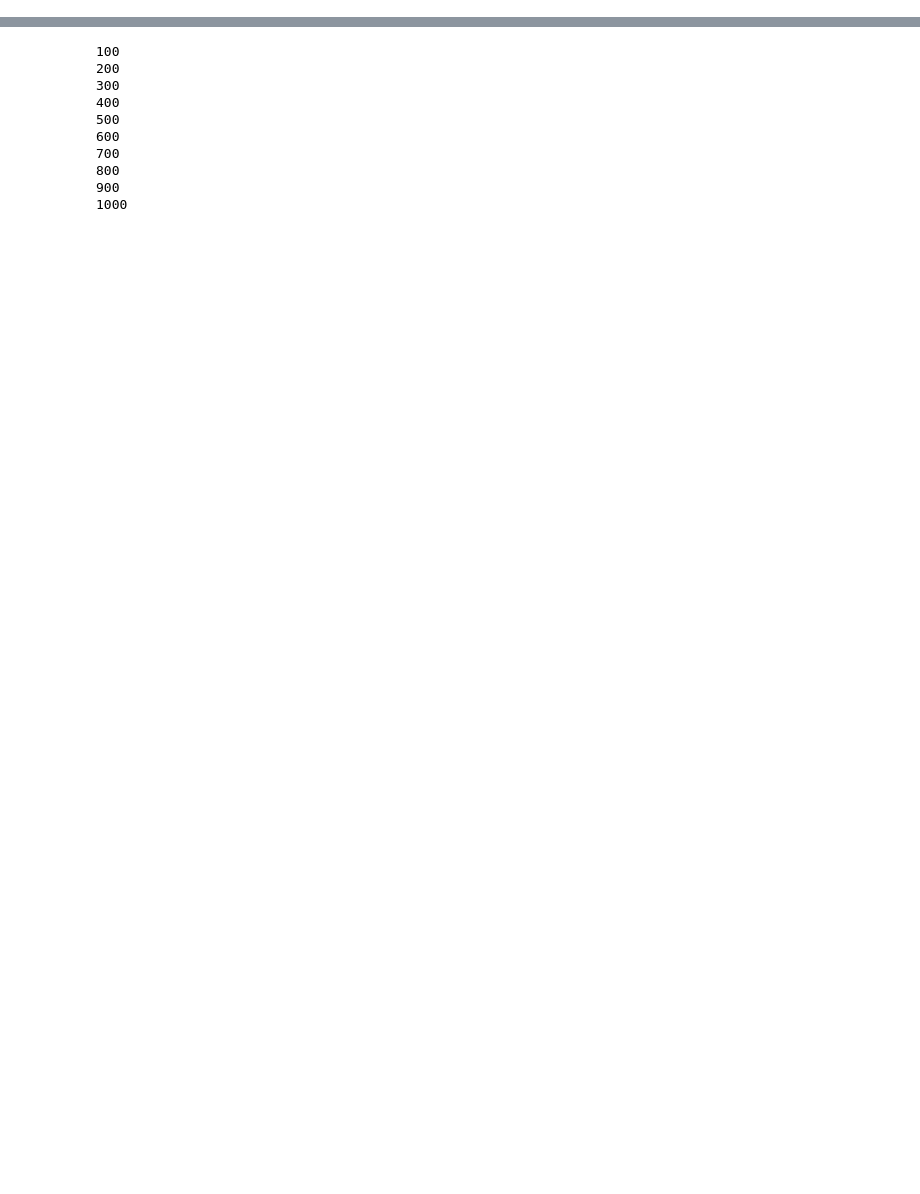
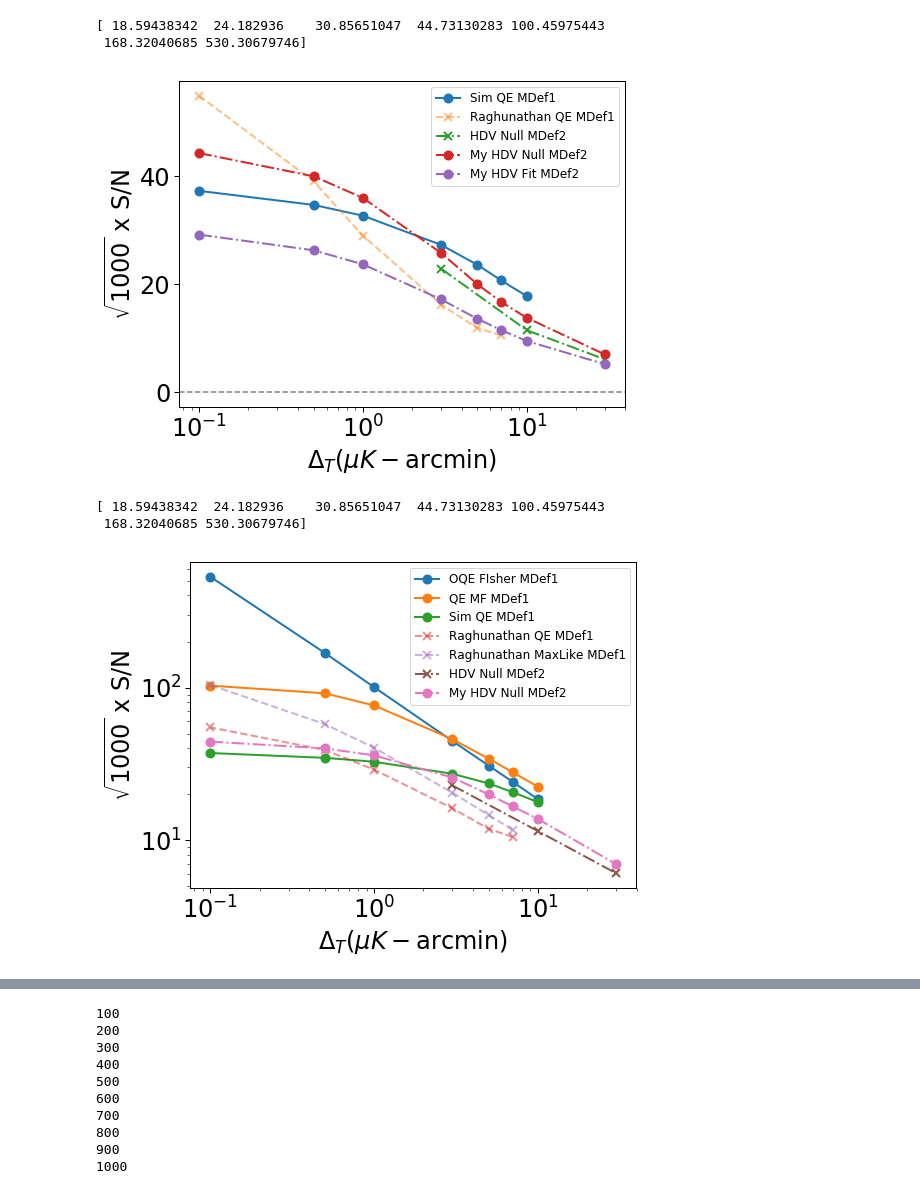
Before and after one commit to msyriac/orphics, a Jupyter notebook: tutorials/HaloMaxLikeFisher.ipynb, the cells around one changed output, grey strips where cells are left out. Drawn from its saved outputs; the diff is of its cells as text; code cells hidden in the pictures; blank space fills up the shorter version.

```diff
--- a/tutorials/HaloMaxLikeFisher.ipynb
+++ b/tutorials/HaloMaxLikeFisher.ipynb
@@ -153 +183,64 @@ for noise in noises:
+# %%
+
+qesn = \
+[54.90901676,
+39.07056506,
+29.01941776,
+16.23952687,
+11.90733869,
+10.54165923]
+
+mlsn = \
+[103.8990549,
+57.66774171,
+40.32114719,
+20.54065028,
+14.66201689,
+11.73662547]
+
+myqe = \
+[37.3,
+34.7,
+32.7,
+27.3,
+23.60,
+20.70,17.8]
+
+hdv = [[3.,10.,30.],[22.9,11.5,6.1]]
+my_hdv = [[0.1,0.5,1.,3.,5,7,10.,30.],[44.3,40,36,25.8,20,16.7,13.8,7.0]]
+my_hdv_fit = [[0.1,0.5,1.,3.,5,7,10.,30.],[29.2,26.3,23.7,17.2,13.6,11.5,9.5,5.2]]
+
+
+pl = io.Plotter(xscale="log",ylabel="$\\sqrt{1000}$ x S/N",xlabel="$\\Delta_T (\\mu K-\\mathrm{arcmin})$",figsize=(8,6)) #,yscale='log'
+sns = np.array(sns)
+print(sns)
+pl.add(noises,myqe[::-1],marker="o",label="Sim QE MDef1",lw=2,markersize=8,mew=2)
+pl.add(noises[1:],qesn[::-1],marker="x",label="Raghunathan QE MDef1",lw=2,markersize=8,ls="--",alpha=0.5,mew=2)
+pl.add(hdv[0],hdv[1],ls="-.",marker="x",label="HDV Null MDef2",lw=2,markersize=8,mew=2)
+pl.add(my_hdv[0],my_hdv[1],ls="-.",marker="o",label="My HDV Null MDef2",lw=2,markersize=8,mew=2)
+pl.add(my_hdv_fit[0],my_hdv_fit[1],ls="-.",marker="o",label="My HDV Fit MDef2",lw=2,markersize=8,mew=2)
+pl.hline()
+pl.legend(loc='upper right',labsize=12)
+pl.done()
+
+pl = io.Plotter(xscale="log",ylabel="$\\sqrt{1000}$ x S/N",xlabel="$\\Delta_T (\\mu K-\\mathrm{arcmin})$",figsize=(8,6),yscale='log')
+sns = np.array(sns)
+print(sns)
+pl.add(noises,sns,marker="o",label="OQE FIsher MDef1",lw=2,markersize=8,mew=2)
+pl.add(noises,snsMF,marker="o",label="QE MF MDef1",lw=2,markersize=8,mew=2)
+pl.add(noises,myqe[::-1],marker="o",label="Sim QE MDef1",lw=2,markersize=8,mew=2)
+pl.add(noises[1:],qesn[::-1],marker="x",label="Raghunathan QE MDef1",lw=2,markersize=8,ls="--",alpha=0.5,mew=2)
+pl.add(noises[1:],mlsn[::-1],marker="x",label="Raghunathan MaxLike MDef1",lw=2,markersize=8,ls="--",alpha=0.5,mew=2)
+pl.add(hdv[0],hdv[1],ls="-.",marker="x",label="HDV Null MDef2",lw=2,markersize=8,mew=2)
+pl.add(my_hdv[0],my_hdv[1],ls="-.",marker="o",label="My HDV Null MDef2",lw=2,markersize=8,mew=2)
+pl.hline()
+pl.legend(loc='upper right',labsize=12)
+pl.done()
+# %% [output]
+[ 18.59438342  24.182936    30.85651047  44.73130283 100.45975443
+ 168.32040685 530.30679746]
+[figure, added]
+[ 18.59438342  24.182936    30.85651047  44.73130283 100.45975443
+ 168.32040685 530.30679746]
+[figure, added]
 # %%
```
Also changed, not shown: parts of 12 cells of this notebook, 4 other files.
